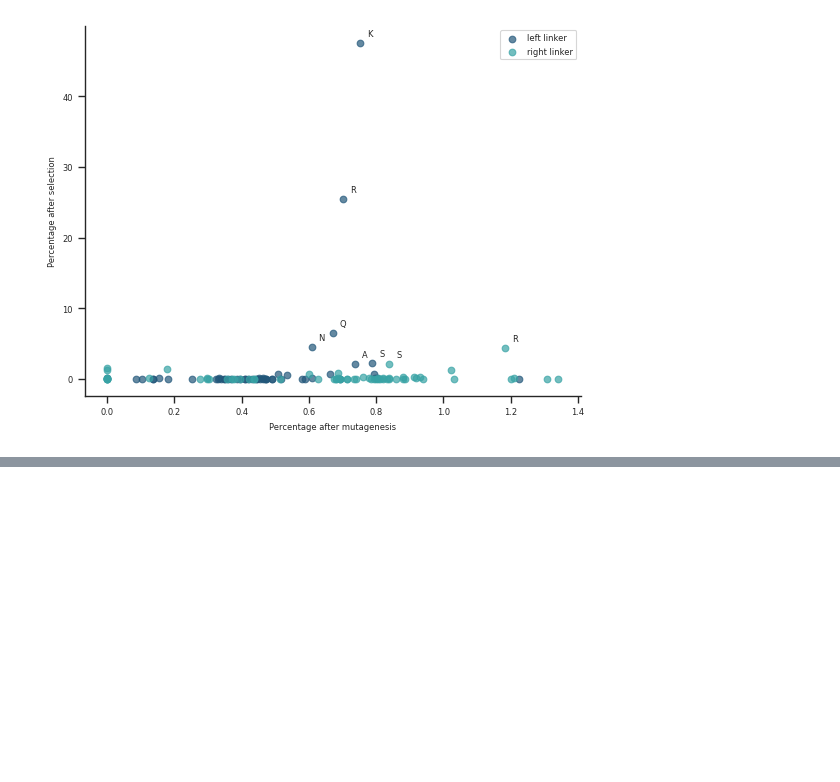
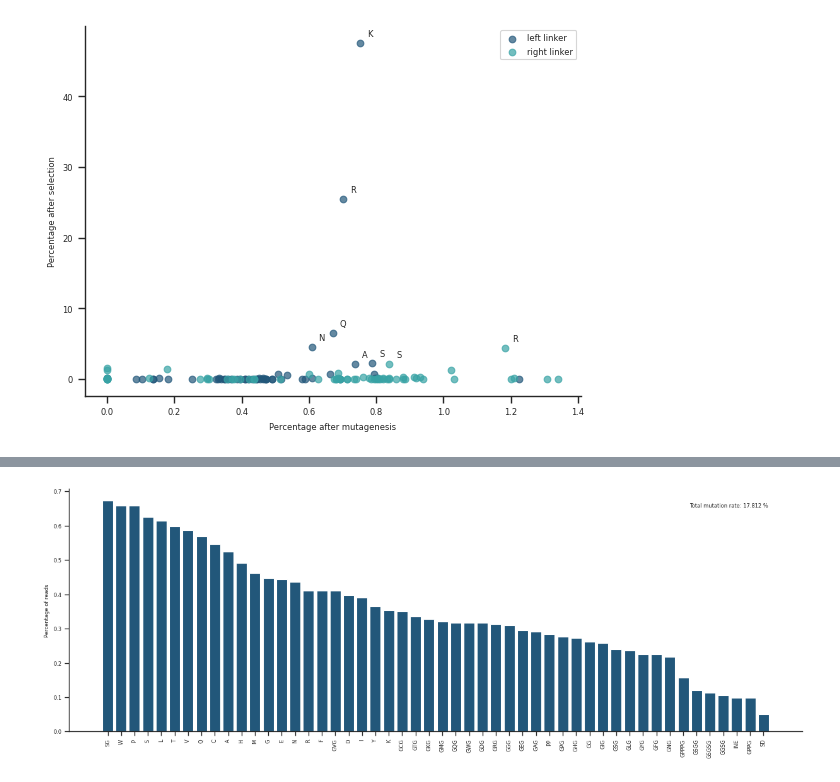
Before and after one commit to AliceHovsepyan/pogo_pance_draft, a Jupyter notebook: Combined_RL8_RL1.ipynb, the cells around one changed output, grey strips where cells are left out. Saved outputs shown, nothing was run; the diff lists cells and outputs as text; code cells hidden in the pictures; blank space fills up the shorter version.

```diff
--- a/Combined_RL8_RL1.ipynb
+++ b/Combined_RL8_RL1.ipynb
@@ -659,0 +713,10 @@ linker_variants_perc.to_csv(f"{FigFolder}/{variant}_{Bc}_{read_dir}_linker_distr
+# %%
+fig, ax = plt.subplots(figsize=(15, 5))
+plt.bar(left_linker_BC2.columns, left_linker_BC2.loc["0",:], color = "#22577A")
+plt.xticks(rotation=90)
+plt.ylabel("Percentage of reads")
+plt.text(0.9, 0.93, f"Total mutation rate: {round(sum(left_linker_BC2.loc['0',:].values),3)} %", horizontalalignment='center', verticalalignment='center', transform=ax.transAxes)
+#plt.savefig(f"{FigFolder}/{variant}_{Bc}_{read_dir}_linker_distribution.pdf", bbox_inches="tight")
+plt.show()
+# %% [output]
+[figure, added]
```
Also changed, not shown: parts of 10 cells of this notebook, 4 other files.
